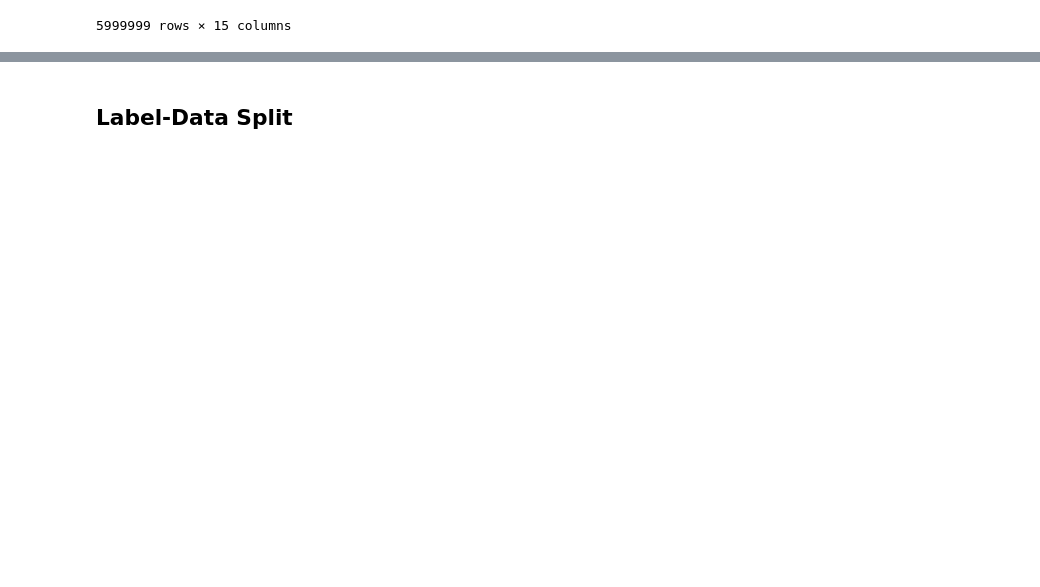
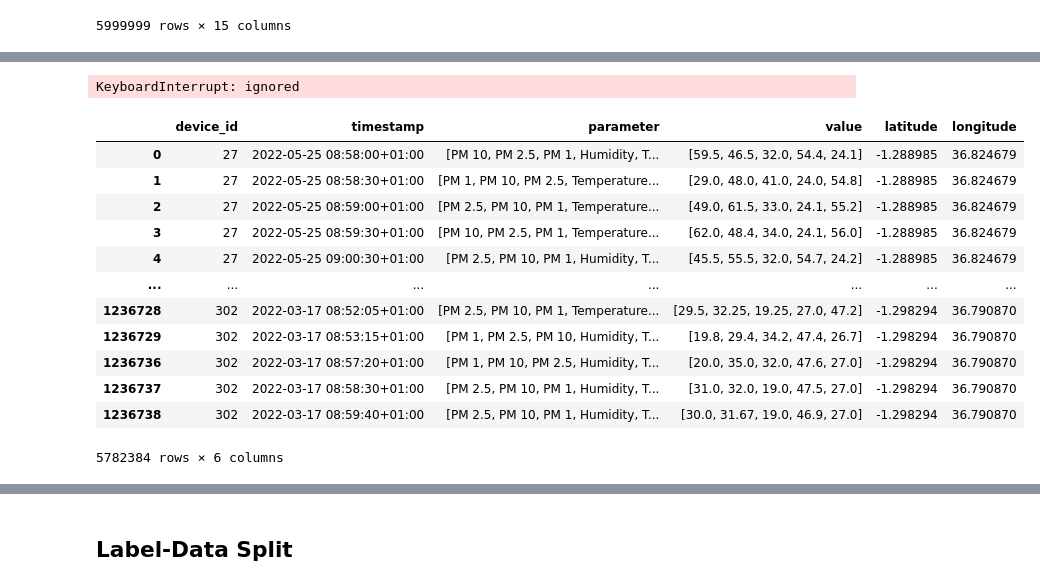
Before and after one commit to Tommy-Nguyen-cpu/Air-Quality-Network-ML, a Jupyter notebook: Air Quality ML/Copy_of_Air_Quality_(Using_Hackathon_CSV).ipynb, the cells around one changed output, grey strips where cells are left out. Saved outputs shown, nothing was run; the diff lists cells and outputs as text; code cells hidden in the pictures; blank space fills up the shorter version.

```diff
--- a/Air Quality ML/Copy_of_Air_Quality_(Using_Hackathon_CSV).ipynb
+++ b/Air Quality ML/Copy_of_Air_Quality_(Using_Hackathon_CSV).ipynb
@@ -81 +98,28 @@ grouped = (df.groupby(['device_id', pd.Grouper(key='timestamp', freq='10s')])
+# %%
+MINSAMPLERATE = 30
+MAXSAMPLERATE = 32
+
+for i in range(MINSAMPLERATE, MAXSAMPLERATE):
+  temp = (df.groupby(['device_id', pd.Grouper(key='timestamp', freq=f'{i}s')])
+            .agg({'parameter': list, 'value': list, 'latitude': max, 'longitude': max})
+            .reset_index())
+  grouped2 = pd.concat([grouped2, temp[temp['value'].str.len() == 5]])
+# %% [output]
+KeyboardInterrupt: ignored
+# %%
+grouped2
+# %% [output]
+|  | device_id | timestamp | parameter | value | latitude | longitude |
+| 0 | 27 | 2022-05-25 08:58:00+01:00 | [PM 10, PM 2.5, PM 1, Humidity, T... | [59.5, 46.5, 32.0, 54.4, 24.1] | -1.288985 | 36.824679 |
+| 1 | 27 | 2022-05-25 08:58:30+01:00 | [PM 1, PM 10, PM 2.5, Temperature... | [29.0, 48.0, 41.0, 24.0, 54.8] | -1.288985 | 36.824679 |
+| 2 | 27 | 2022-05-25 08:59:00+01:00 | [PM 2.5, PM 10, PM 1, Temperature... | [49.0, 61.5, 33.0, 24.1, 55.2] | -1.288985 | 36.824679 |
+| 3 | 27 | 2022-05-25 08:59:30+01:00 | [PM 10, PM 2.5, PM 1, Temperature... | [62.0, 48.4, 34.0, 24.1, 56.0] | -1.288985 | 36.824679 |
+| 4 | 27 | 2022-05-25 09:00:30+01:00 | [PM 2.5, PM 10, PM 1, Humidity, T... | [45.5, 55.5, 32.0, 54.7, 24.2] | -1.288985 | 36.824679 |
+| ... | ... | ... | ... | ... | ... | ... |
+| 1236728 | 302 | 2022-03-17 08:52:05+01:00 | [PM 2.5, PM 10, PM 1, Temperature... | [29.5, 32.25, 19.25, 27.0, 47.2] | -1.298294 | 36.790870 |
+| 1236729 | 302 | 2022-03-17 08:53:15+01:00 | [PM 1, PM 2.5, PM 10, Humidity, T... | [19.8, 29.4, 34.2, 47.4, 26.7] | -1.298294 | 36.790870 |
+| 1236736 | 302 | 2022-03-17 08:57:20+01:00 | [PM 1, PM 10, PM 2.5, Humidity, T... | [20.0, 35.0, 32.0, 47.6, 27.0] | -1.298294 | 36.790870 |
+| 1236737 | 302 | 2022-03-17 08:58:30+01:00 | [PM 2.5, PM 10, PM 1, Humidity, T... | [31.0, 32.0, 19.0, 47.5, 27.0] | -1.298294 | 36.790870 |
+| 1236738 | 302 | 2022-03-17 08:59:40+01:00 | [PM 2.5, PM 10, PM 1, Humidity, T... | [30.0, 31.67, 19.0, 46.9, 27.0] | -1.298294 | 36.790870 |
+5782384 rows × 6 columns
 # %%
```
Also changed, not shown: parts of 22 cells of this notebook.
